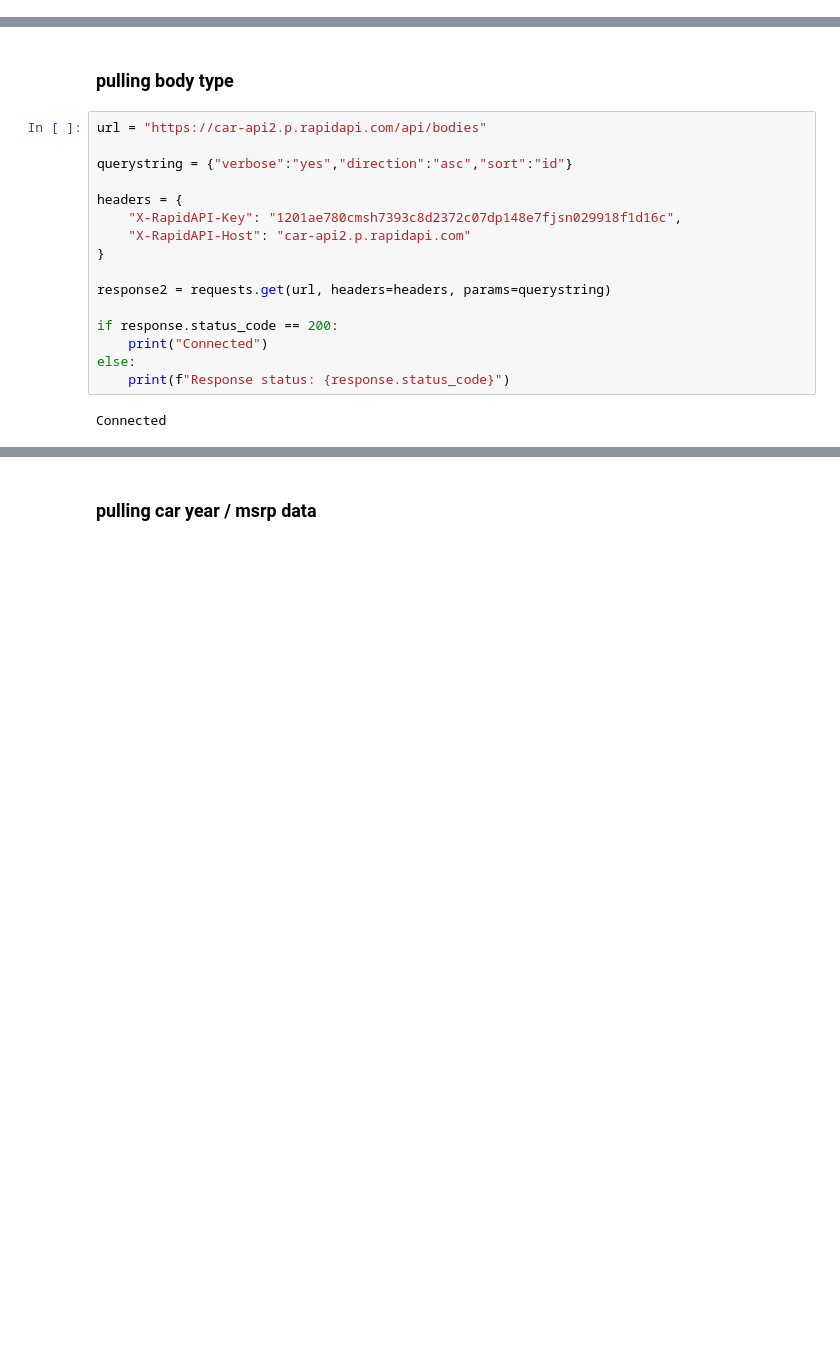
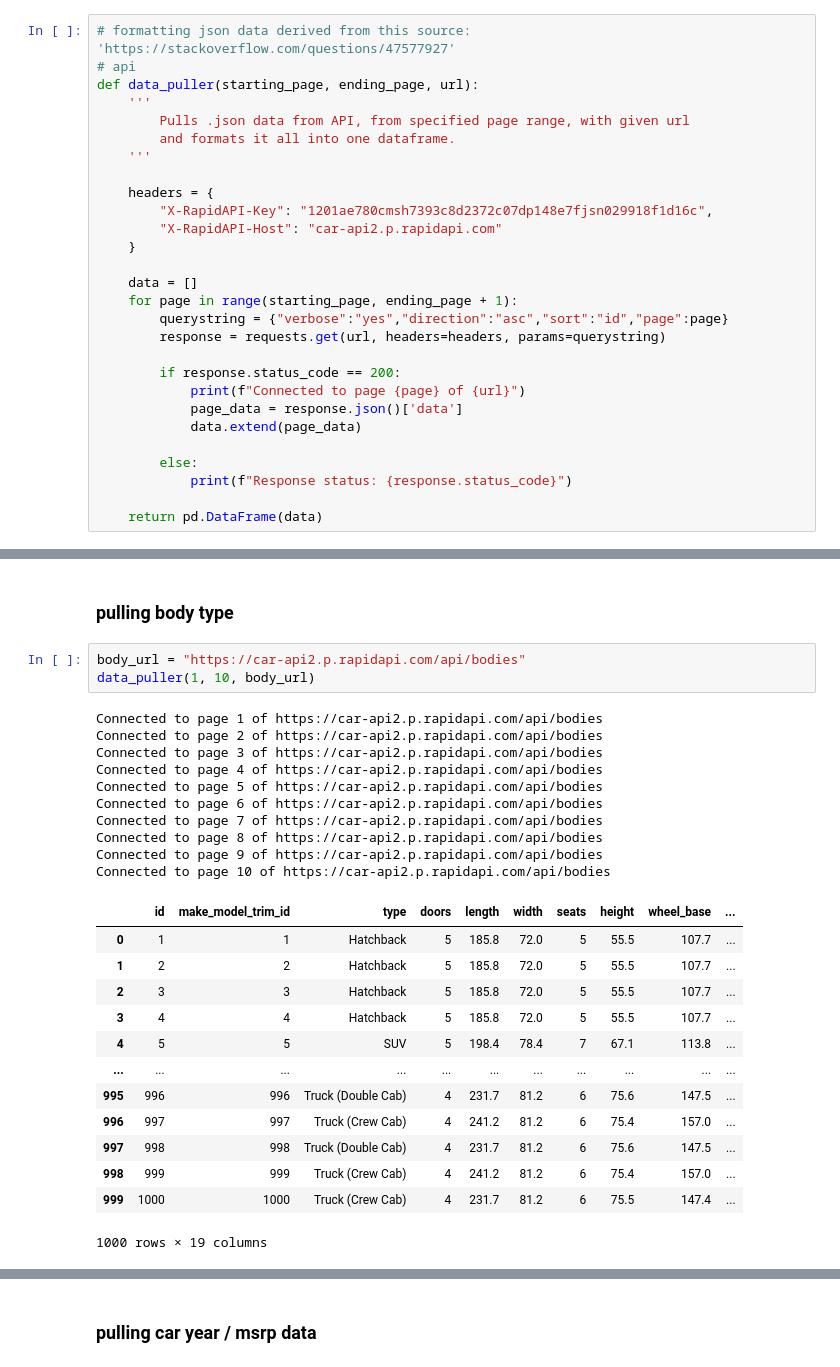
Before and after one commit to jlu7922/capstone, a Jupyter notebook: data-scrape.ipynb, the cells around one changed output, grey strips where cells are left out. Drawn from its saved outputs; the diff is of its cells as text; blank space fills up the shorter version.

Commit message:
build api data puller

```diff
--- a/data-scrape.ipynb
+++ b/data-scrape.ipynb
@@ -8,3 +10,31 @@ import requests
+# %%
+# formatting json data derived from this source: 'https://stackoverflow.com/questions/47577927'
+# api
+def data_puller(starting_page, ending_page, url):
+    '''
+        Pulls .json data from API, from specified page range, with given url
+        and formats it all into one dataframe.
+    '''
+
+    headers = {
+        "X-RapidAPI-Key": "1201ae780cmsh7393c8d2372c07dp148e7fjsn029918f1d16c",
+        "X-RapidAPI-Host": "car-api2.p.rapidapi.com"
+    }
+
+    data = []
+    for page in range(starting_page, ending_page + 1):
+        querystring = {"verbose":"yes","direction":"asc","sort":"id","page":page}
+        response = requests.get(url, headers=headers, params=querystring)
+
+        if response.status_code == 200:
+            print(f"Connected to page {page} of {url}")
+            page_data = response.json()['data']
+            data.extend(page_data)
+
+        else:
+            print(f"Response status: {response.status_code}")
+
+    return pd.DataFrame(data)
 # %% [markdown]
 ### pulling drivetrain and transmission types
 # %%
@@ -51,20 +67,29 @@ engine
 # %% [markdown]
 ### pulling body type
 # %%
-url = "https://car-api2.p.rapidapi.com/api/bodies"
-
-querystring = {"verbose":"yes","direction":"asc","sort":"id"}
-
-headers = {
-    "X-RapidAPI-Key": "1201ae780cmsh7393c8d2372c07dp148e7fjsn029918f1d16c",
-    "X-RapidAPI-Host": "car-api2.p.rapidapi.com"
-}
-
-response2 = requests.get(url, headers=headers, params=querystring)
-
-if response.status_code == 200:
-    print("Connected")
-else:
-    print(f"Response status: {response.status_code}")
+body_url = "https://car-api2.p.rapidapi.com/api/bodies"
+data_puller(1, 10, body_url)
 # %% [output]
-Connected
+Connected to page 1 of https://car-api2.p.rapidapi.com/api/bodies
+Connected to page 2 of https://car-api2.p.rapidapi.com/api/bodies
+Connected to page 3 of https://car-api2.p.rapidapi.com/api/bodies
+Connected to page 4 of https://car-api2.p.rapidapi.com/api/bodies
+Connected to page 5 of https://car-api2.p.rapidapi.com/api/bodies
+Connected to page 6 of https://car-api2.p.rapidapi.com/api/bodies
+Connected to page 7 of https://car-api2.p.rapidapi.com/api/bodies
+Connected to page 8 of https://car-api2.p.rapidapi.com/api/bodies
+Connected to page 9 of https://car-api2.p.rapidapi.com/api/bodies
+Connected to page 10 of https://car-api2.p.rapidapi.com/api/bodies
+|  | id | make_model_trim_id | type | doors | length | width | seats | height | wheel_base | ... |
+| 0 | 1 | 1 | Hatchback | 5 | 185.8 | 72.0 | 5 | 55.5 | 107.7 | ... |
+| 1 | 2 | 2 | Hatchback | 5 | 185.8 | 72.0 | 5 | 55.5 | 107.7 | ... |
+| 2 | 3 | 3 | Hatchback | 5 | 185.8 | 72.0 | 5 | 55.5 | 107.7 | ... |
+| 3 | 4 | 4 | Hatchback | 5 | 185.8 | 72.0 | 5 | 55.5 | 107.7 | ... |
+| 4 | 5 | 5 | SUV | 5 | 198.4 | 78.4 | 7 | 67.1 | 113.8 | ... |
+| ... | ... | ... | ... | ... | ... | ... | ... | ... | ... | ... |
+| 995 | 996 | 996 | Truck (Double Cab) | 4 | 231.7 | 81.2 | 6 | 75.6 | 147.5 | ... |
+| 996 | 997 | 997 | Truck (Crew Cab) | 4 | 241.2 | 81.2 | 6 | 75.4 | 157.0 | ... |
+| 997 | 998 | 998 | Truck (Double Cab) | 4 | 231.7 | 81.2 | 6 | 75.6 | 147.5 | ... |
+| 998 | 999 | 999 | Truck (Crew Cab) | 4 | 241.2 | 81.2 | 6 | 75.4 | 157.0 | ... |
+| 999 | 1000 | 1000 | Truck (Crew Cab) | 4 | 231.7 | 81.2 | 6 | 75.5 | 147.4 | ... |
+1000 rows × 19 columns
```
Also changed, not shown: parts of 9 cells of this notebook.
